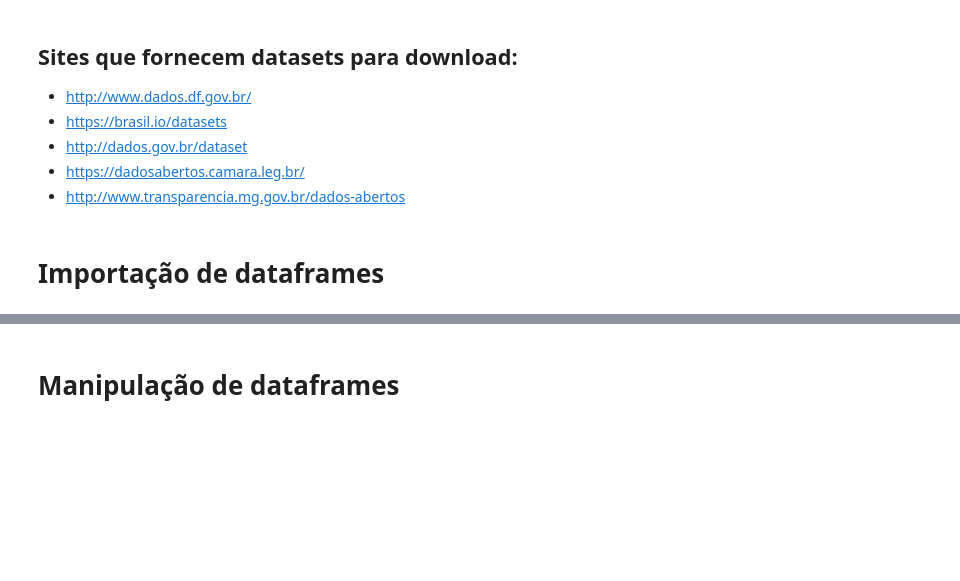
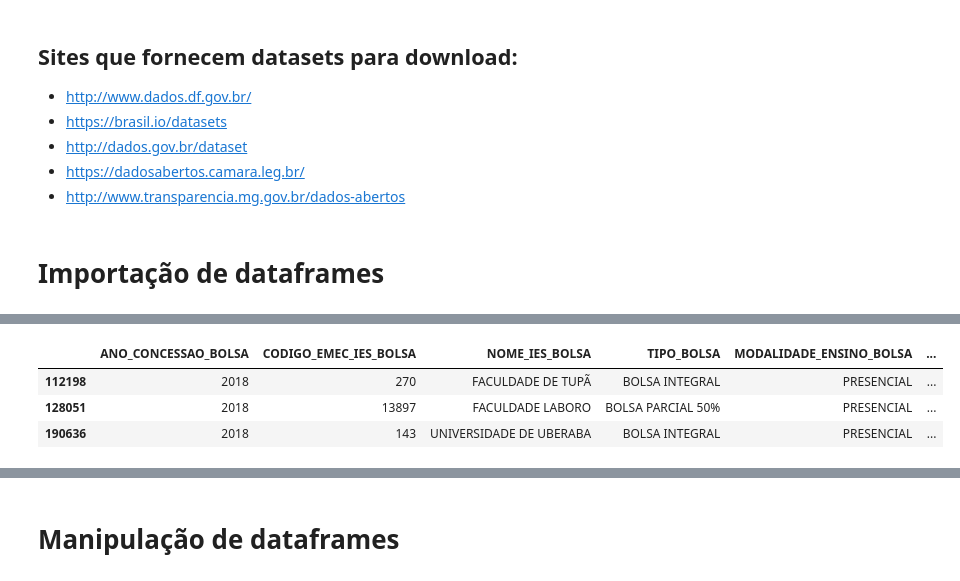
Before and after one commit to natandias/minicursoPython, a Jupyter notebook: curso_de_python_alunos_parte_02.ipynb, the cells around one changed output, grey strips where cells are left out. Drawn from its saved outputs; the diff is of its cells as text; code cells hidden in the pictures; blank space fills up the shorter version.

```diff
--- a/curso_de_python_alunos_parte_02.ipynb
+++ b/curso_de_python_alunos_parte_02.ipynb
@@ -157,11 +304,16 @@ df.sample(3)
 # %%
 # algumas vezes pode ser necessário incluir outros parâmetros
 df_prouni = pd.read_csv("https://github.com/alexaldr/curso_de_python/blob/master/dataframes/pda-bolsistas-prouni-2018.CSV?raw=true",
-                        # error_bad_lines=False,
+                        error_bad_lines=False, # elimina linhas com erro
                         encoding="cp1252",
                         sep=";"
                         )
 df_prouni.sample(3)
+# %% [output]
+|  | ANO_CONCESSAO_BOLSA | CODIGO_EMEC_IES_BOLSA | NOME_IES_BOLSA | TIPO_BOLSA | MODALIDADE_ENSINO_BOLSA | ... |
+| 112198 | 2018 | 270 | FACULDADE DE TUPÃ | BOLSA INTEGRAL | PRESENCIAL | ... |
+| 128051 | 2018 | 13897 | FACULDADE LABORO | BOLSA PARCIAL 50% | PRESENCIAL | ... |
+| 190636 | 2018 | 143 | UNIVERSIDADE DE UBERABA | BOLSA INTEGRAL | PRESENCIAL | ... |
 # %%
 df = pd.read_csv("https://github.com/alexaldr/curso_de_python/blob/master/dataframes/forest-fires-in-brazil.zip?raw=true",
                 #  error_bad_lines=False,
```
Also changed, not shown: parts of 32 cells of this notebook.
